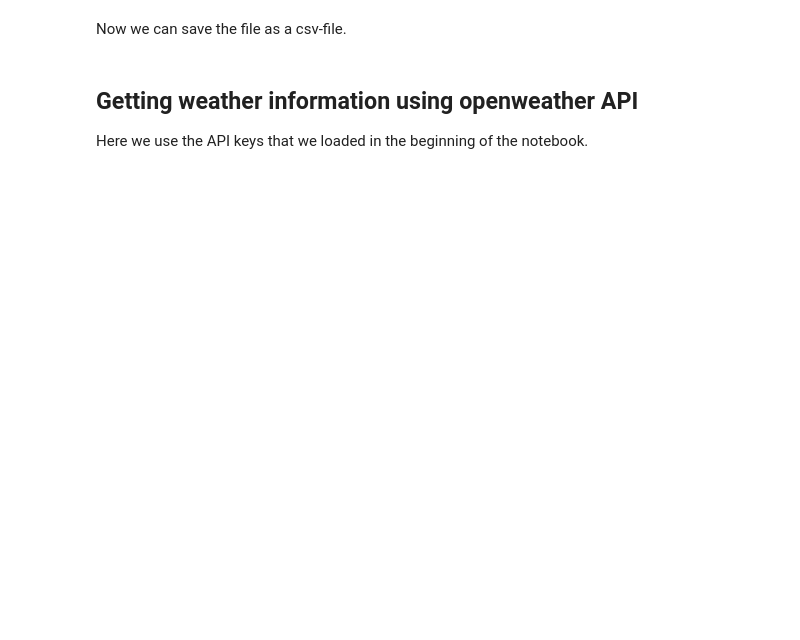
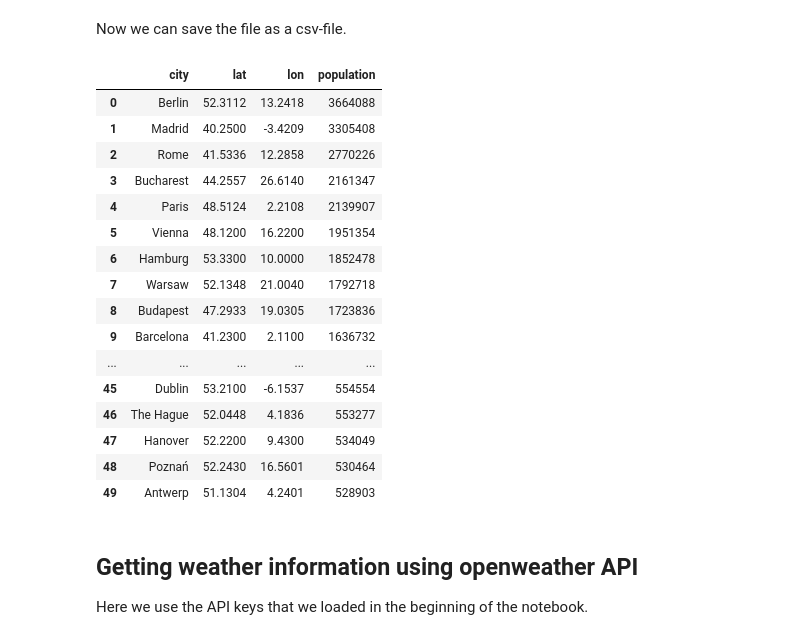
Before and after one commit to circle-ish/DataScienceBC22, a Jupyter notebook: proj3_gans_scooters/gans.ipynb, the cells around one changed output. Saved outputs shown, nothing was run; the diff lists cells and outputs as text; code cells hidden in the pictures; blank space fills up the shorter version.

```diff
--- a/proj3_gans_scooters/gans.ipynb
+++ b/proj3_gans_scooters/gans.ipynb
@@ -152,6 +152,27 @@ cities_df
 Now we can save the file as a csv-file.
 # %%
 cities_df.to_csv('cities.csv')
+# %%
+cities_df = pd.read_csv('cities.csv', index_col = 0)
+cities_df
+# %% [output]
+|  | city | lat | lon | population |
+| 0 | Berlin | 52.3112 | 13.2418 | 3664088 |
+| 1 | Madrid | 40.2500 | -3.4209 | 3305408 |
+| 2 | Rome | 41.5336 | 12.2858 | 2770226 |
+| 3 | Bucharest | 44.2557 | 26.6140 | 2161347 |
+| 4 | Paris | 48.5124 | 2.2108 | 2139907 |
+| 5 | Vienna | 48.1200 | 16.2200 | 1951354 |
+| 6 | Hamburg | 53.3300 | 10.0000 | 1852478 |
+| 7 | Warsaw | 52.1348 | 21.0040 | 1792718 |
+| 8 | Budapest | 47.2933 | 19.0305 | 1723836 |
+| 9 | Barcelona | 41.2300 | 2.1100 | 1636732 |
+| ... | ... | ... | ... | ... |
+| 45 | Dublin | 53.2100 | -6.1537 | 554554 |
+| 46 | The Hague | 52.0448 | 4.1836 | 553277 |
+| 47 | Hanover | 52.2200 | 9.4300 | 534049 |
+| 48 | Poznań | 52.2430 | 16.5601 | 530464 |
+| 49 | Antwerp | 51.1304 | 4.2401 | 528903 |
 # %% [markdown]
 ## Getting weather information using openweather API
 
```
Also changed, not shown: parts of 14 cells of this notebook.
